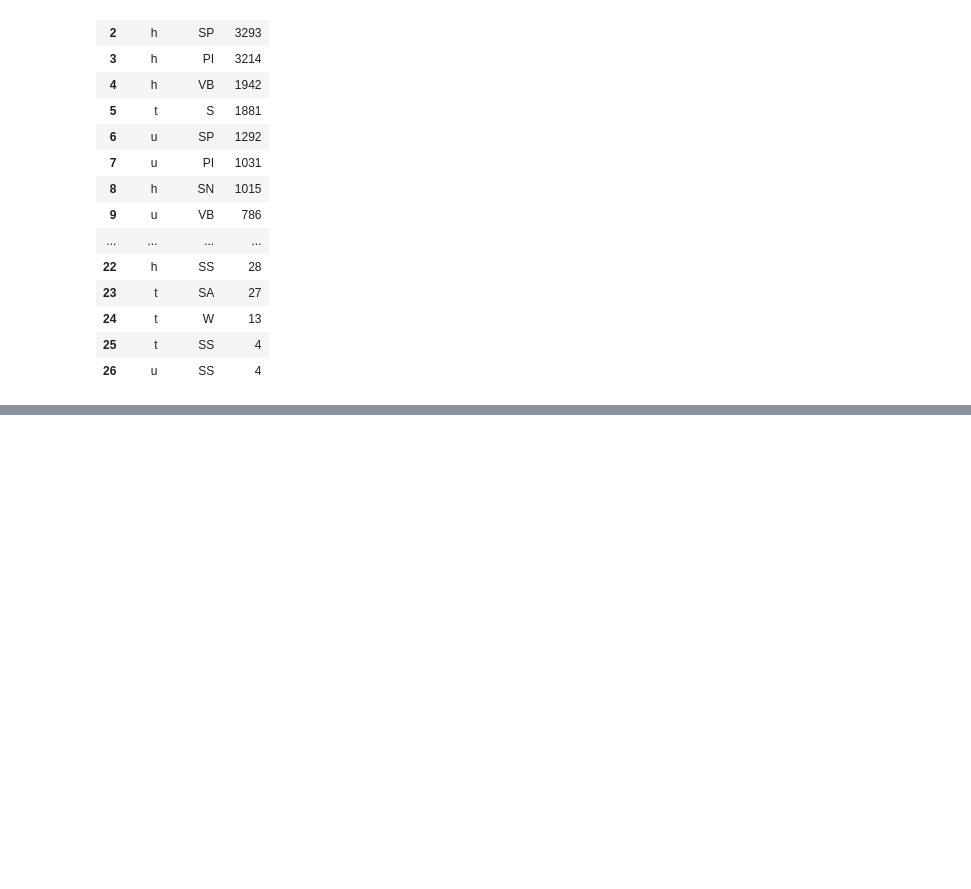
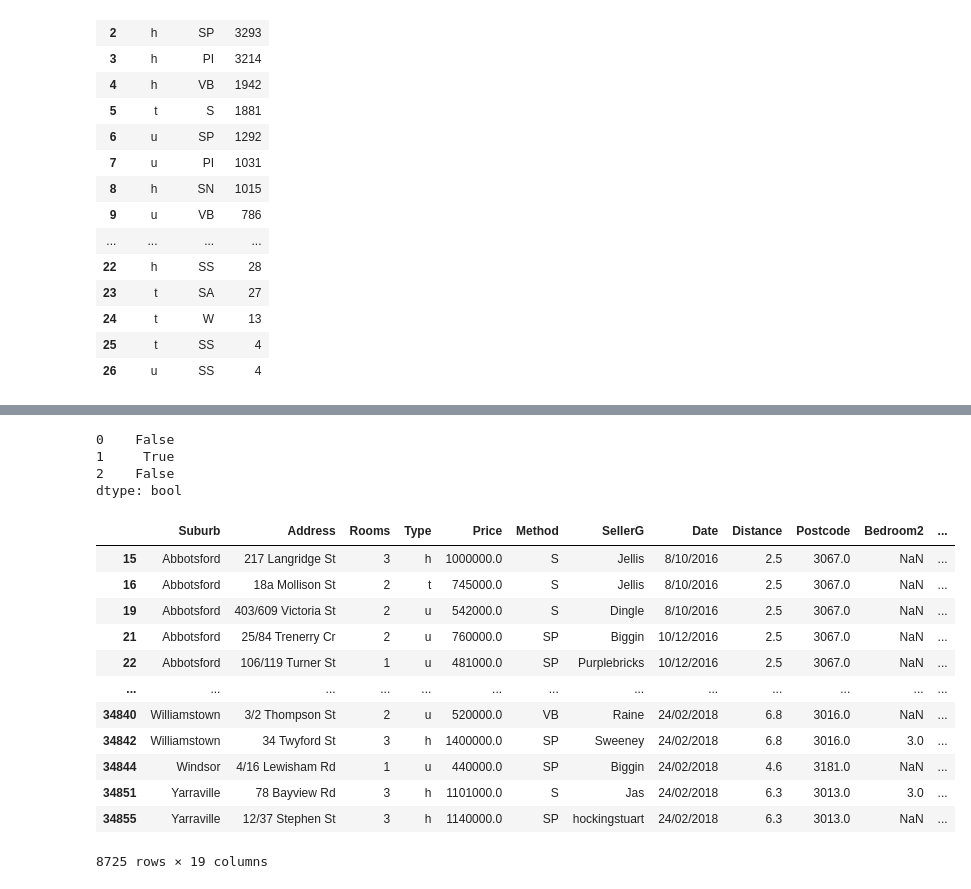
Before and after one commit to CEPHAL0/python_workshop_evening, a Jupyter notebook: data_science/melbourne_housing_analysis.ipynb, the cells around one changed output, grey strips where cells are left out. Saved outputs shown, nothing was run; the diff lists cells and outputs as text; code cells hidden in the pictures; blank space fills up the shorter version.

```diff
--- a/data_science/melbourne_housing_analysis.ipynb
+++ b/data_science/melbourne_housing_analysis.ipynb
@@ -173,0 +232,4 @@ df[['Type', 'Method']].value_counts().reset_index()
+# %%
+# Method 2 -> Drop the column in original dataframe
+# df = df.drop(columns=['YearBuilt', 'BuildingArea'])
+df.drop(columns=['YearBuilt', 'BuildingArea'], inplace=True)
@@ -173,0 +277,3 @@ df[['Type', 'Method']].value_counts().reset_index()
+# %%
+# Dropping row using index
+df.drop(29483, inplace=True)
@@ -173,0 +310,2 @@ df[['Type', 'Method']].value_counts().reset_index()
+# %%
+df.drop([18523, 26888], inplace=True)
@@ -173,0 +338,23 @@ df[['Type', 'Method']].value_counts().reset_index()
+# %%
+series_1.isna()
+# %% [output]
+0    False
+1     True
+2    False
+dtype: bool
+# %%
+df[df['Car'].isna()]
+# %% [output]
+|  | Suburb | Address | Rooms | Type | Price | Method | SellerG | Date | Distance | Postcode | Bedroom2 | ... |
+| 15 | Abbotsford | 217 Langridge St | 3 | h | 1000000.0 | S | Jellis | 8/10/2016 | 2.5 | 3067.0 | NaN | ... |
+| 16 | Abbotsford | 18a Mollison St | 2 | t | 745000.0 | S | Jellis | 8/10/2016 | 2.5 | 3067.0 | NaN | ... |
+| 19 | Abbotsford | 403/609 Victoria St | 2 | u | 542000.0 | S | Dingle | 8/10/2016 | 2.5 | 3067.0 | NaN | ... |
+| 21 | Abbotsford | 25/84 Trenerry Cr | 2 | u | 760000.0 | SP | Biggin | 10/12/2016 | 2.5 | 3067.0 | NaN | ... |
+| 22 | Abbotsford | 106/119 Turner St | 1 | u | 481000.0 | SP | Purplebricks | 10/12/2016 | 2.5 | 3067.0 | NaN | ... |
+| ... | ... | ... | ... | ... | ... | ... | ... | ... | ... | ... | ... | ... |
+| 34840 | Williamstown | 3/2 Thompson St | 2 | u | 520000.0 | VB | Raine | 24/02/2018 | 6.8 | 3016.0 | NaN | ... |
+| 34842 | Williamstown | 34 Twyford St | 3 | h | 1400000.0 | SP | Sweeney | 24/02/2018 | 6.8 | 3016.0 | 3.0 | ... |
+| 34844 | Windsor | 4/16 Lewisham Rd | 1 | u | 440000.0 | SP | Biggin | 24/02/2018 | 4.6 | 3181.0 | NaN | ... |
+| 34851 | Yarraville | 78 Bayview Rd | 3 | h | 1101000.0 | S | Jas | 24/02/2018 | 6.3 | 3013.0 | 3.0 | ... |
+| 34855 | Yarraville | 12/37 Stephen St | 3 | h | 1140000.0 | SP | hockingstuart | 24/02/2018 | 6.3 | 3013.0 | NaN | ... |
+8725 rows × 19 columns
```
Also changed, not shown: parts of 36 cells of this notebook, 1 other file.
